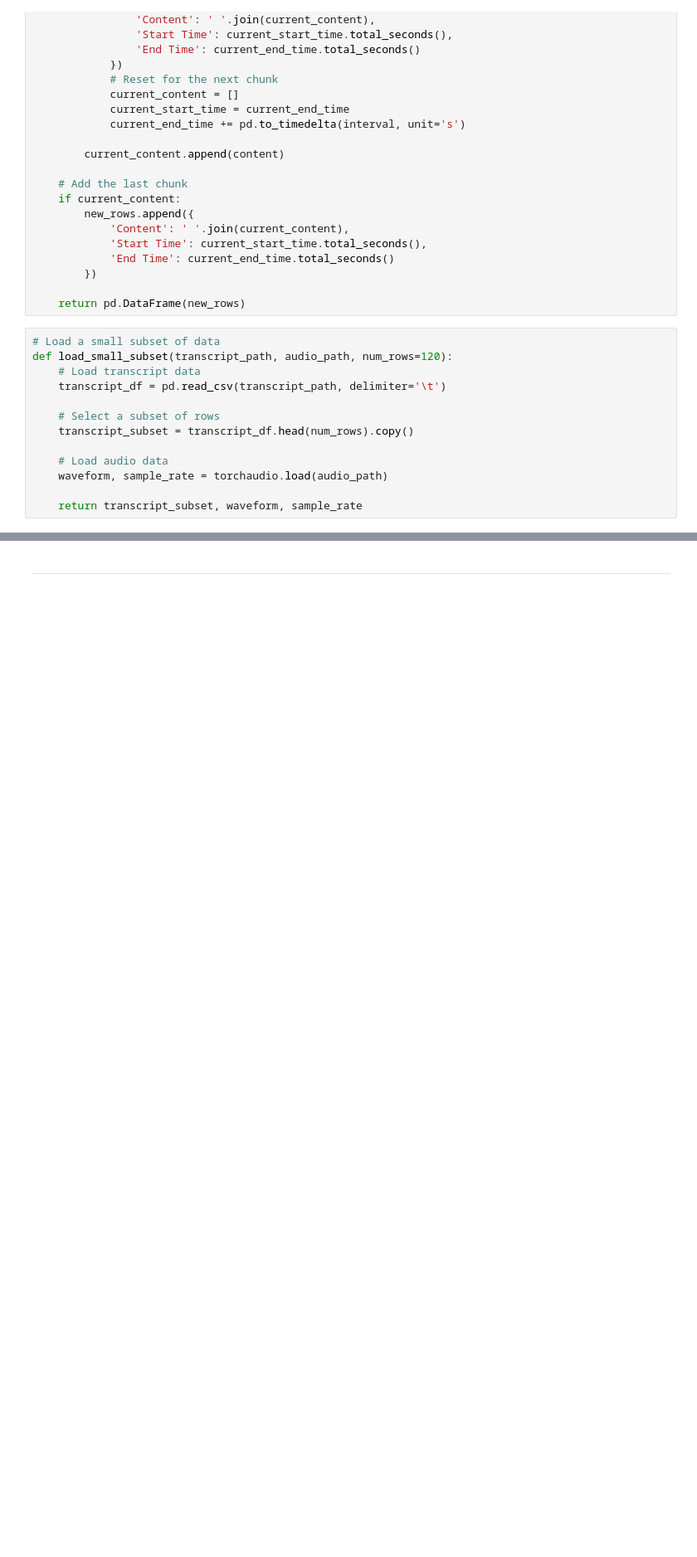
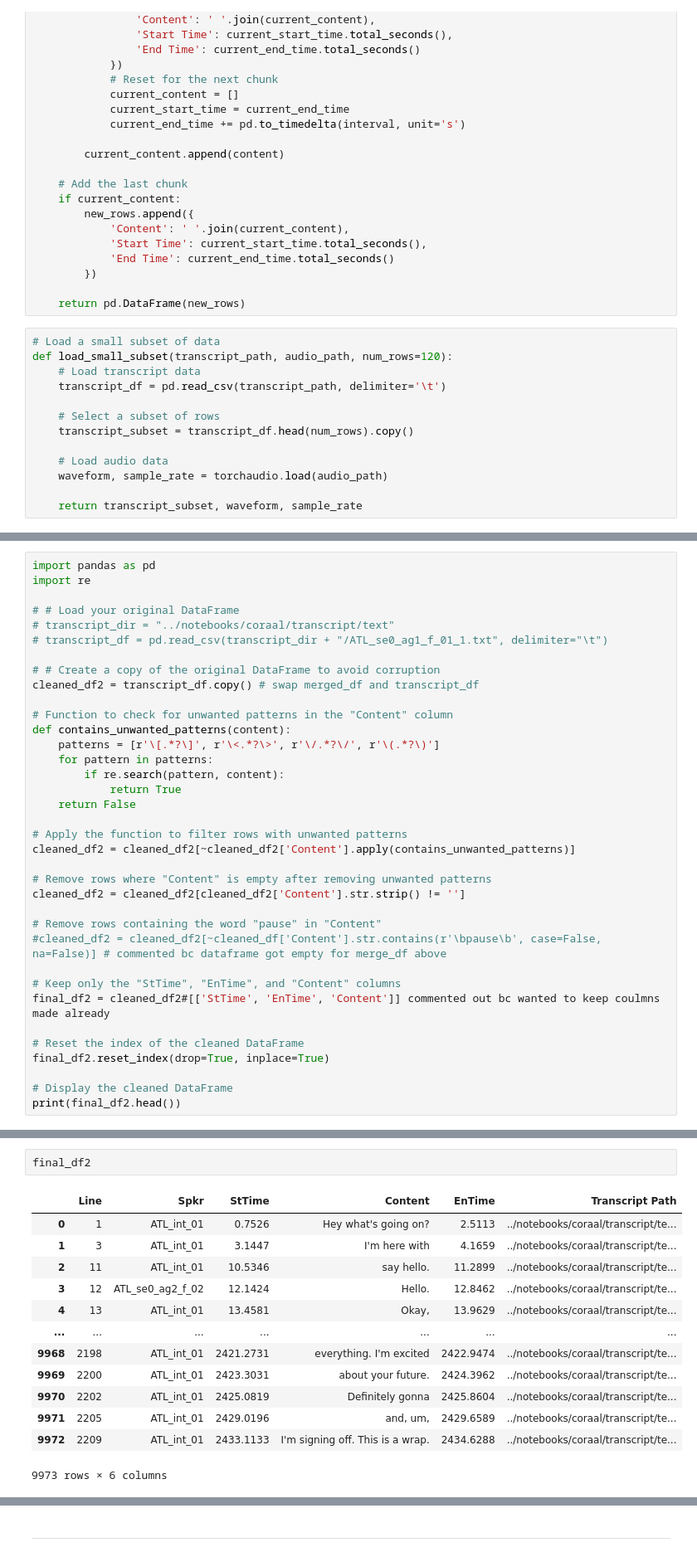
Before and after one commit to NACME-AIML-2024/final-project-dialect-dynamics, a Jupyter notebook: notebooks/cleaning-data.ipynb, the cells around one changed output, grey strips where cells are left out. Shown at 83% size. Saved outputs shown, nothing was run; the diff lists cells and outputs as text; blank space fills up the shorter version.

Commit message:
cleaned the data for varying desires and implementing into sebastian code

```diff
--- a/notebooks/cleaning-data.ipynb
+++ b/notebooks/cleaning-data.ipynb
@@ -598,0 +794,36 @@ print(final_df.head())
+# %%
+import pandas as pd
+import re
+
+# # Load your original DataFrame
+# transcript_dir = "../notebooks/coraal/transcript/text"
+# transcript_df = pd.read_csv(transcript_dir + "/ATL_se0_ag1_f_01_1.txt", delimiter="\t")
+
+# # Create a copy of the original DataFrame to avoid corruption
+cleaned_df2 = transcript_df.copy() # swap merged_df and transcript_df
+
+# Function to check for unwanted patterns in the "Content" column
+def contains_unwanted_patterns(content):
+    patterns = [r'\[.*?\]', r'\<.*?\>', r'\/.*?\/', r'\(.*?\)']
+    for pattern in patterns:
+        if re.search(pattern, content):
+            return True
+    return False
+
+# Apply the function to filter rows with unwanted patterns
+cleaned_df2 = cleaned_df2[~cleaned_df2['Content'].apply(contains_unwanted_patterns)]
+
+# Remove rows where "Content" is empty after removing unwanted patterns
+cleaned_df2 = cleaned_df2[cleaned_df2['Content'].str.strip() != '']
+
+# Remove rows containing the word "pause" in "Content"
+#cleaned_df2 = cleaned_df2[~cleaned_df['Content'].str.contains(r'\bpause\b', case=False, na=False)] # commented bc dataframe got empty for merge_df above
+
+# Keep only the "StTime", "EnTime", and "Content" columns
+final_df2 = cleaned_df2#[['StTime', 'EnTime', 'Content']] commented out bc wanted to keep coulmns made already
+
+# Reset the index of the cleaned DataFrame
+final_df2.reset_index(drop=True, inplace=True)
+
+# Display the cleaned DataFrame
+print(final_df2.head())
@@ -598,0 +844,16 @@ print(final_df.head())
+# %%
+final_df2
+# %% [output]
+|  | Line | Spkr | StTime | Content | EnTime | Transcript Path |
+| 0 | 1 | ATL_int_01 | 0.7526 | Hey what's going on? | 2.5113 | ../notebooks/coraal/transcript/te... |
+| 1 | 3 | ATL_int_01 | 3.1447 | I'm here with | 4.1659 | ../notebooks/coraal/transcript/te... |
+| 2 | 11 | ATL_int_01 | 10.5346 | say hello. | 11.2899 | ../notebooks/coraal/transcript/te... |
+| 3 | 12 | ATL_se0_ag2_f_02 | 12.1424 | Hello. | 12.8462 | ../notebooks/coraal/transcript/te... |
+| 4 | 13 | ATL_int_01 | 13.4581 | Okay, | 13.9629 | ../notebooks/coraal/transcript/te... |
+| ... | ... | ... | ... | ... | ... | ... |
+| 9968 | 2198 | ATL_int_01 | 2421.2731 | everything. I'm excited | 2422.9474 | ../notebooks/coraal/transcript/te... |
+| 9969 | 2200 | ATL_int_01 | 2423.3031 | about your future. | 2424.3962 | ../notebooks/coraal/transcript/te... |
+| 9970 | 2202 | ATL_int_01 | 2425.0819 | Definitely gonna | 2425.8604 | ../notebooks/coraal/transcript/te... |
+| 9971 | 2205 | ATL_int_01 | 2429.0196 | and, um, | 2429.6589 | ../notebooks/coraal/transcript/te... |
+| 9972 | 2209 | ATL_int_01 | 2433.1133 | I'm signing off. This is a wrap. | 2434.6288 | ../notebooks/coraal/transcript/te... |
+9973 rows × 6 columns
```
Also changed, not shown: parts of 29 cells of this notebook.
